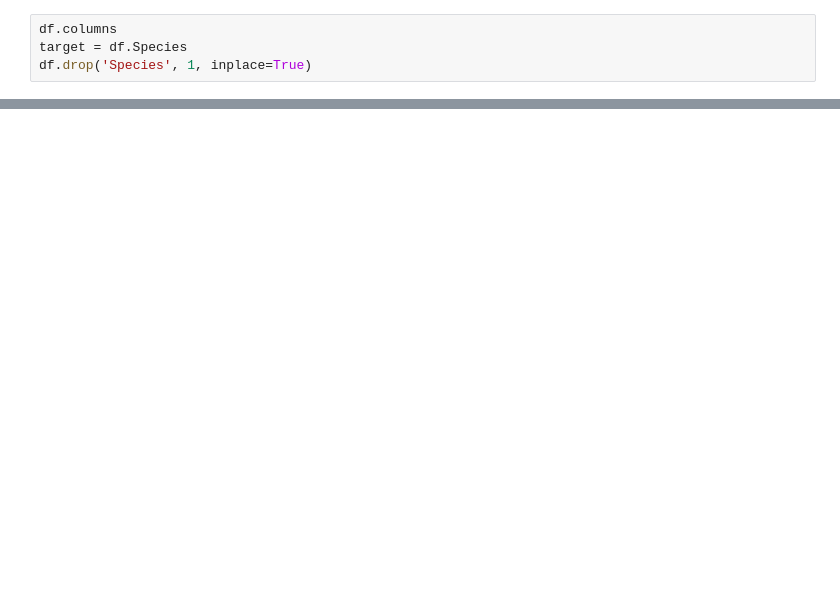
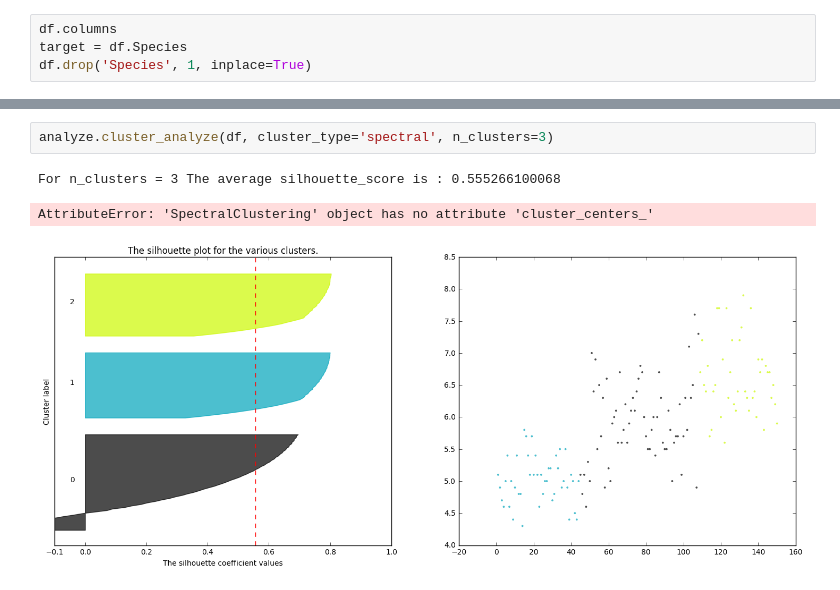
Before and after one commit to greytip/data-science-utils, a Jupyter notebook: DataExplorerTemplate.ipynb, the cells around one changed output, grey strips where cells are left out. Saved outputs shown, nothing was run; the diff lists cells and outputs as text; blank space fills up the shorter version.

```diff
--- a/DataExplorerTemplate.ipynb
+++ b/DataExplorerTemplate.ipynb
@@ -65,0 +101,6 @@ X.shape
+# %%
+analyze.cluster_analyze(df, cluster_type='spectral', n_clusters=3)
+# %% [output]
+For n_clusters = 3 The average silhouette_score is : 0.555266100068
+AttributeError: 'SpectralClustering' object has no attribute 'cluster_centers_'
+[figure, added]
```
Also changed, not shown: parts of 9 cells of this notebook, 1 other file.
